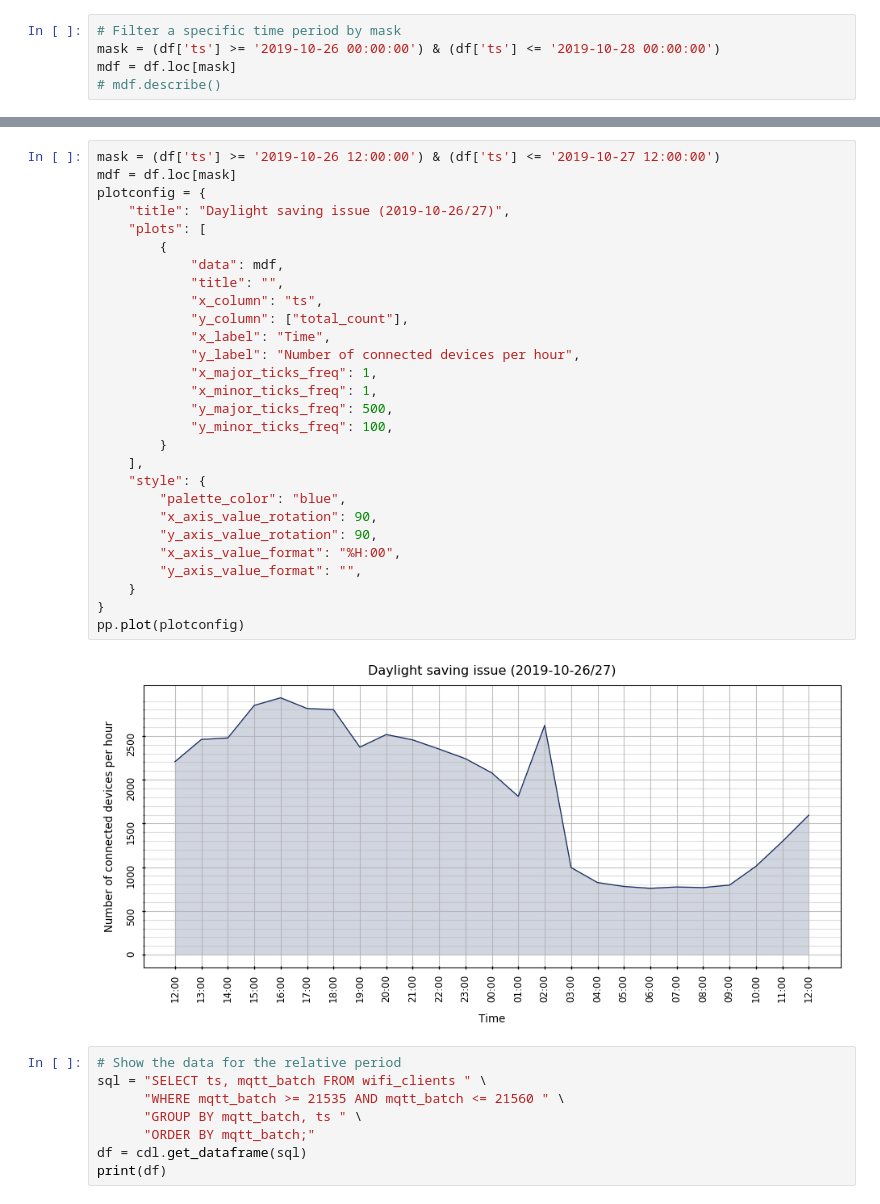
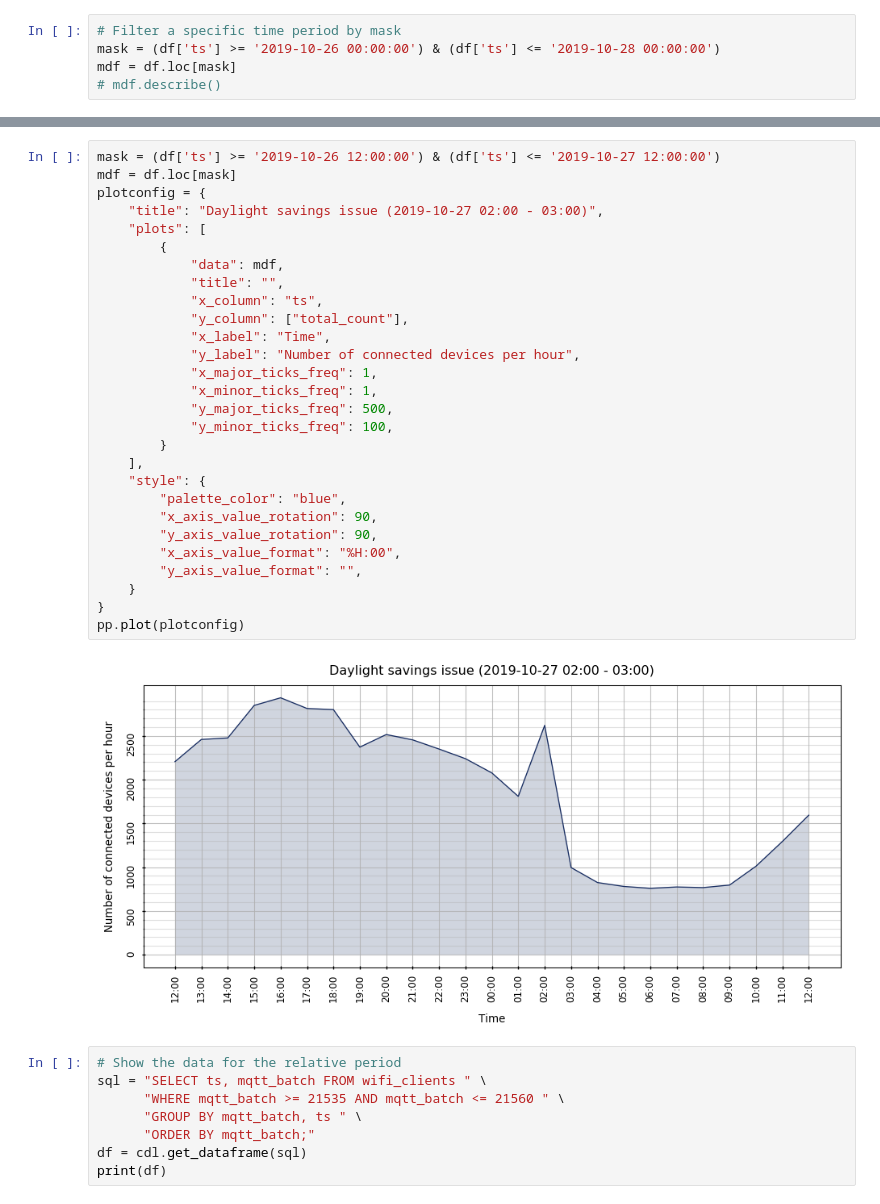
Before and after one commit to adamjakab/CRBDM-Science, a Jupyter notebook: P3.ipynb, the cells around one changed output, grey strips where cells are left out. Saved outputs shown, nothing was run; the diff lists cells and outputs as text.

```diff
--- a/P3.ipynb
+++ b/P3.ipynb
@@ -52,33 +52,33 @@ pp.plot(plotconfig)
 # %%
 mask = (df['ts'] >= '2019-10-26 12:00:00') & (df['ts'] <= '2019-10-27 12:00:00')
 mdf = df.loc[mask]
 plotconfig = {
-    "title": "Daylight saving issue (2019-10-26/27)",
+    "title": "Daylight savings issue (2019-10-27 02:00 - 03:00)",
     "plots": [
         {
             "data": mdf,
             "title": "",
             "x_column": "ts",
             "y_column": ["total_count"],
             "x_label": "Time",
             "y_label": "Number of connected devices per hour",
             "x_major_ticks_freq": 1,
             "x_minor_ticks_freq": 1,
             "y_major_ticks_freq": 500,
             "y_minor_ticks_freq": 100,
         }
     ],
     "style": {
         "palette_color": "blue",
         "x_axis_value_rotation": 90,
         "y_axis_value_rotation": 90,
         "x_axis_value_format": "%H:00",
         "y_axis_value_format": "",
     }
 }
 pp.plot(plotconfig)
 # %% [output]
-[figure, old version]
+[figure, new version]
 # %%
 # Show the data for the relative period
 sql = "SELECT ts, mqtt_batch FROM wifi_clients " \
```
Also changed, not shown: parts of 2 cells of this notebook, 1 other file.
